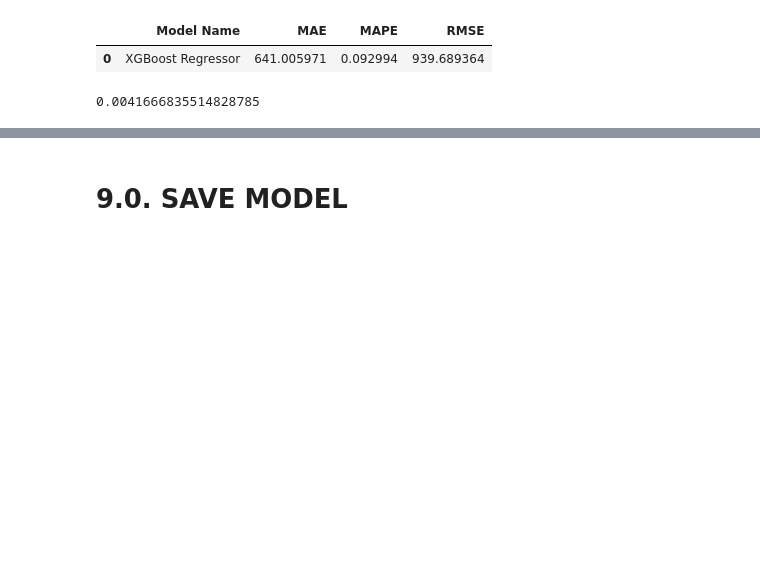
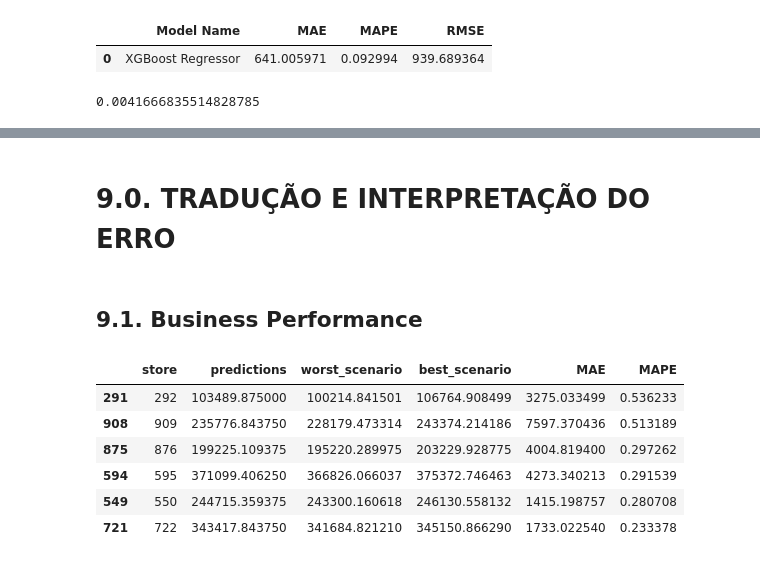
Before and after one commit to oarthurcarvalho/rossmann-predict-sales, a Jupyter notebook: notebook/rossmann_store_sales_prediction.ipynb, the cells around one changed output, grey strips where cells are left out. Saved outputs shown, nothing was run; the diff lists cells and outputs as text; code cells hidden in the pictures; blank space fills up the shorter version.

```diff
--- a/rossmann_store_sales_prediction.ipynb
+++ b/notebook/rossmann_store_sales_prediction.ipynb
@@ -1436,2 +1405,2 @@ $$ MPE = \sum\frac{( y - ŷ )}{y} $$
-# %% [markdown]
-# 9.0. SAVE MODEL
+# %% [markdown]
+# 9.0. TRADUÇÃO E INTERPRETAÇÃO DO ERRO
@@ -1437,0 +1413,2 @@ $$ MPE = \sum\frac{( y - ŷ )}{y} $$
+# %% [markdown]
+## 9.1. Business Performance
@@ -1437,0 +1432,10 @@ $$ MPE = \sum\frac{( y - ŷ )}{y} $$
+# %%
+df92.sort_values( 'MAPE', ascending=False ).head(6)
+# %% [output]
+|  | store | predictions | worst_scenario | best_scenario | MAE | MAPE |
+| 291 | 292 | 103489.875000 | 100214.841501 | 106764.908499 | 3275.033499 | 0.536233 |
+| 908 | 909 | 235776.843750 | 228179.473314 | 243374.214186 | 7597.370436 | 0.513189 |
+| 875 | 876 | 199225.109375 | 195220.289975 | 203229.928775 | 4004.819400 | 0.297262 |
+| 594 | 595 | 371099.406250 | 366826.066037 | 375372.746463 | 4273.340213 | 0.291539 |
+| 549 | 550 | 244715.359375 | 243300.160618 | 246130.558132 | 1415.198757 | 0.280708 |
+| 721 | 722 | 343417.843750 | 341684.821210 | 345150.866290 | 1733.022540 | 0.233378 |
```
Also changed, not shown: parts of 28 cells of this notebook, 8 other files.
